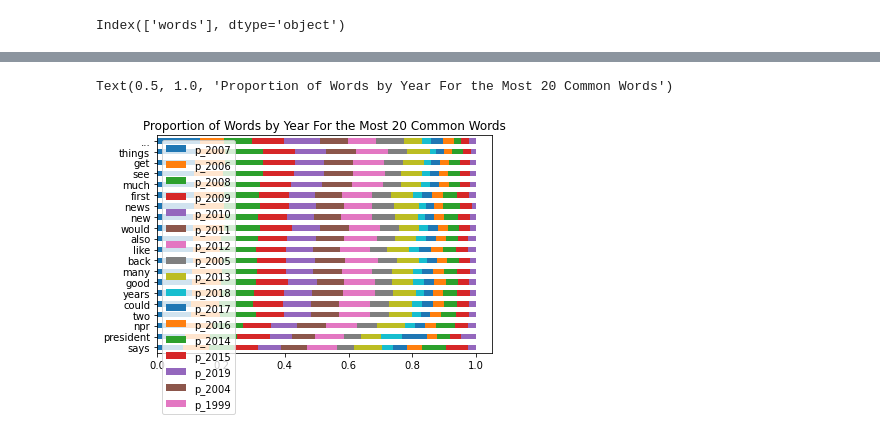
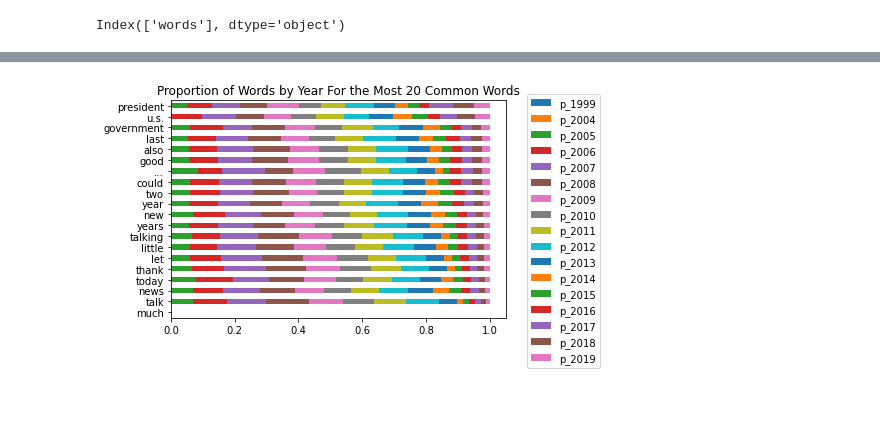
Before and after one commit to npr-nlp/npr-nlp-project, a Jupyter notebook: david_wip.ipynb, the cells around one changed output, grey strips where cells are left out. Drawn from its saved outputs; the diff is of its cells as text; code cells hidden in the pictures; blank space fills up the shorter version.

```diff
--- a/david_wip.ipynb
+++ b/david_wip.ipynb
@@ -1520,7 +1520,8 @@ word_counts = (pd.concat([all_freq, freq_2007, freq_2006, freq_2008, freq_2009,
                          freq_2011, freq_2012, freq_2005, freq_2013, freq_2018, freq_2017,
                          freq_2016, freq_2014, freq_2015, freq_2019, freq_2004, freq_1999], axis = 1, sort = True)
                .set_axis(['all', '2007', '2006', '2008', '2009', '2010', '2011', '2012',
-                         '2005', '2013', '2018', '2017', '2016', '2014', '2015', '2019', '2004', '1999'],
+                         '2005', '2013', '2018', '2017', '2016', '2014', '2015', '2019',
+                         '2004', '1999'],
                          axis = 1, inplace = False)
                .fillna(0)
                .apply(lambda s: s.astype(int)))
@@ -1536,31 +1540,34 @@ word_counts.head(5)
 # %%
 (word_counts
- .assign(p_2007 = word_counts['2007'] / word_counts['all'],
+ .assign(p_1999 = word_counts['1999'] / word_counts['all'],
+         p_2004 = word_counts['2004'] / word_counts['all'],
+         p_2005 = word_counts['2005'] / word_counts['all'],
          p_2006 = word_counts['2006'] / word_counts['all'],
+         p_2007 = word_counts['2007'] / word_counts['all'],
          p_2008 = word_counts['2008'] / word_counts['all'],
          p_2009 = word_counts['2009'] / word_counts['all'],
          p_2010 = word_counts['2010'] / word_counts['all'],
          p_2011 = word_counts['2011'] / word_counts['all'],
          p_2012 = word_counts['2012'] / word_counts['all'],
-         p_2005 = word_counts['2005'] / word_counts['all'],
          p_2013 = word_counts['2013'] / word_counts['all'],
-         p_2018 = word_counts['2018'] / word_counts['all'],
-         p_2017 = word_counts['2017'] / word_counts['all'],
-         p_2016 = word_counts['2016'] / word_counts['all'],
          p_2014 = word_counts['2014'] / word_counts['all'],
          p_2015 = word_counts['2015'] / word_counts['all'],
-         p_2019 = word_counts['2019'] / word_counts['all'],
-         p_2004 = word_counts['2004'] / word_counts['all'],
-         p_1999 = word_counts['1999'] / word_counts['all']
+         p_2016 = word_counts['2016'] / word_counts['all'],
+         p_2017 = word_counts['2017'] / word_counts['all'],
+         p_2018 = word_counts['2018'] / word_counts['all'],
+         p_2019 = word_counts['2019'] / word_counts['all']
         )
  .sort_values(by = 'all')
- [['p_2007', 'p_2006', 'p_2008', 'p_2009', 'p_2010', 'p_2011', 'p_2012', 'p_2005',
-  'p_2013', 'p_2018', 'p_2017', 'p_2016', 'p_2014', 'p_2015', 'p_2019', 'p_2004', 'p_1999']]
+ [['p_1999', 'p_2004', 'p_2005','p_2006', 'p_2007', 'p_2008', 'p_2009', 'p_2010', 'p_2011',
+   'p_2012','p_2013', 'p_2014', 'p_2015', 'p_2016', 'p_2017', 'p_2018', 'p_2019']]
  .tail(20)
- .sort_values('p_2007')
+ .sort_values('p_2019')
  .plot.barh(stacked = True))
 
-plt.title('Proportion of Words by Year For the Most 20 Common Words')
+plt.legend(['p_1999', 'p_2004', 'p_2005','p_2006', 'p_2007', 'p_2008', 'p_2009', 'p_2010',
+            'p_2011', 'p_2012','p_2013', 'p_2014', 'p_2015', 'p_2016', 'p_2017', 'p_2018',
+            'p_2019'],
+           bbox_to_anchor = (1.05, 1.05))
+plt.title('Proportion of Words by Year For the Most 20 Common Words');
 # %% [output]
-Text(0.5, 1.0, 'Proportion of Words by Year For the Most 20 Common Words')
-[figure, old version]
+[figure, new version]
```
Also changed, not shown: parts of 44 cells of this notebook, 1 other file.
